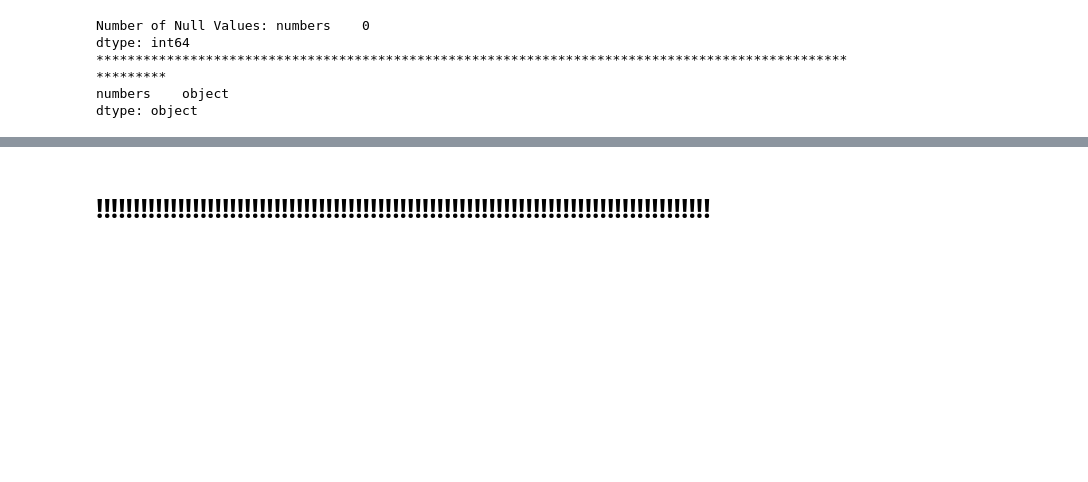
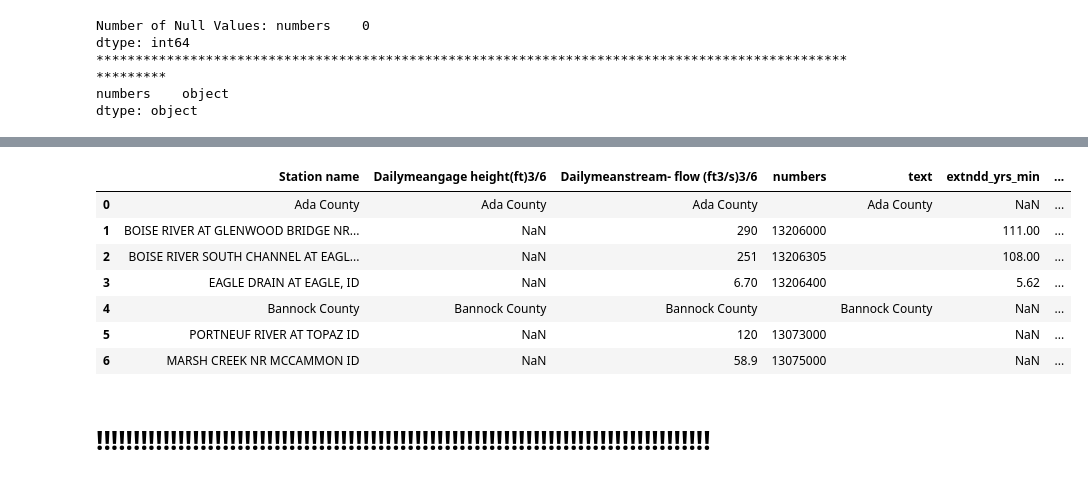
Before and after one commit to vc-adams/Idaho_Wildfires_Dashboard, a Jupyter notebook: Collect_WaterWatch_Data_20210201_2308.ipynb, the cells around one changed output, grey strips where cells are left out. Cells and saved outputs as stored; diff of their text form; code cells hidden in the pictures; blank space fills up the shorter version.

```diff
--- a/Collect_WaterWatch_Data_20210201_2308.ipynb
+++ b/Collect_WaterWatch_Data_20210201_2308.ipynb
@@ -505,5 +523,14 @@ driver.close()
 # %%
-statn_table_df_splt_StatnNmbr_test
+statn_table_df_splt_StatnNmbr_test.head(7)
+# %% [output]
+|  | Station name | Dailymeangage height(ft)3/6 | Dailymeanstream- flow (ft3/s)3/6 | numbers | text | extndd_yrs_min | ... |
+| 0 | Ada County | Ada County | Ada County |  | Ada County | NaN | ... |
+| 1 | BOISE RIVER AT GLENWOOD BRIDGE NR... | NaN | 290 | 13206000 |  | 111.00 | ... |
+| 2 | BOISE RIVER SOUTH CHANNEL AT EAGL... | NaN | 251 | 13206305 |  | 108.00 | ... |
+| 3 | EAGLE DRAIN AT EAGLE, ID | NaN | 6.70 | 13206400 |  | 5.62 | ... |
+| 4 | Bannock County | Bannock County | Bannock County |  | Bannock County | NaN | ... |
+| 5 | PORTNEUF RIVER AT TOPAZ ID | NaN | 120 | 13073000 |  | NaN | ... |
+| 6 | MARSH CREEK NR MCCAMMON ID | NaN | 58.9 | 13075000 |  | NaN | ... |
 # %% [markdown]
 # !!!!!!!!!!!!!!!!!!!!!!!!!!!!!!!!!!!!!!!!!!!!!!!!!!!!!!!!!!!!!!!!!!!!!!!!!!!!!!!!!!!
 # %%
```
Also changed, not shown: parts of 4 cells of this notebook.
